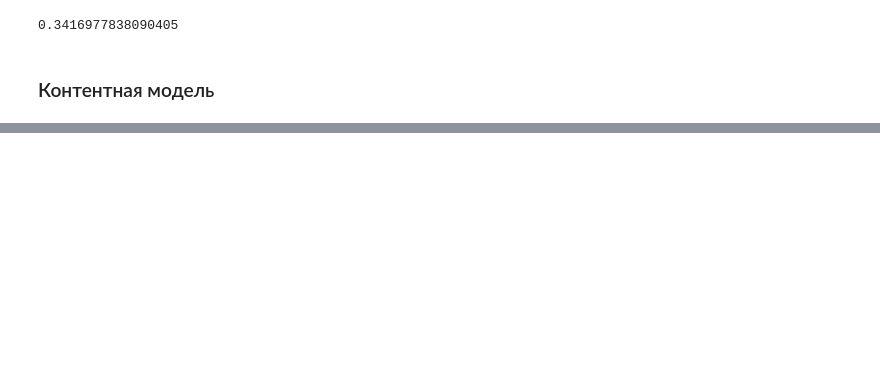
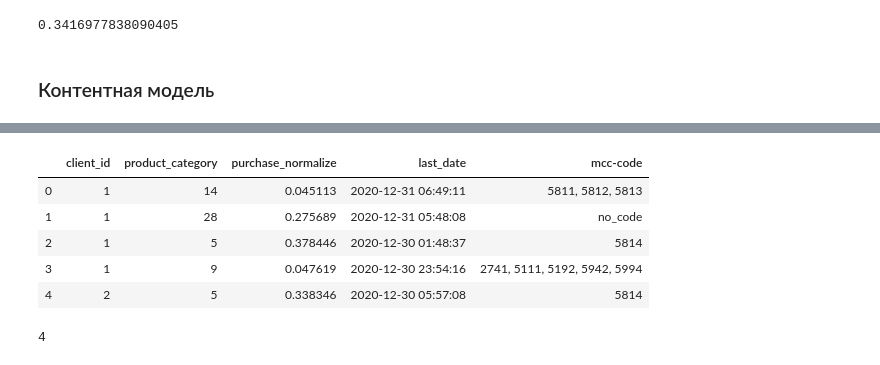
Before and after one commit to AleksandrRadist/RecommendationSystem, a Jupyter notebook: model/recommendation_model.ipynb, the cells around one changed output, grey strips where cells are left out. Saved outputs shown, nothing was run; the diff lists cells and outputs as text; code cells hidden in the pictures; blank space fills up the shorter version.

```diff
--- a/model/recommendation_model.ipynb
+++ b/model/recommendation_model.ipynb
@@ -449,0 +490,14 @@ calc_precision('prediction_svd')
+# %%
+data_test_content.head()
+# %% [output]
+|  | client_id | product_category | purchase_normalize | last_date | mcc-code |
+| 0 | 1 | 14 | 0.045113 | 2020-12-31 06:49:11 | 5811, 5812, 5813 |
+| 1 | 1 | 28 | 0.275689 | 2020-12-31 05:48:08 | no_code |
+| 2 | 1 | 5 | 0.378446 | 2020-12-30 01:48:37 | 5814 |
+| 3 | 1 | 9 | 0.047619 | 2020-12-30 23:54:16 | 2741, 5111, 5192, 5942, 5994 |
+| 4 | 2 | 5 | 0.338346 | 2020-12-30 05:57:08 | 5814 |
+# %%
+features_start = len(data_train_content.columns) - 1
+features_start
+# %% [output]
+4
```
Also changed, not shown: parts of 20 cells of this notebook, 4 other files.
